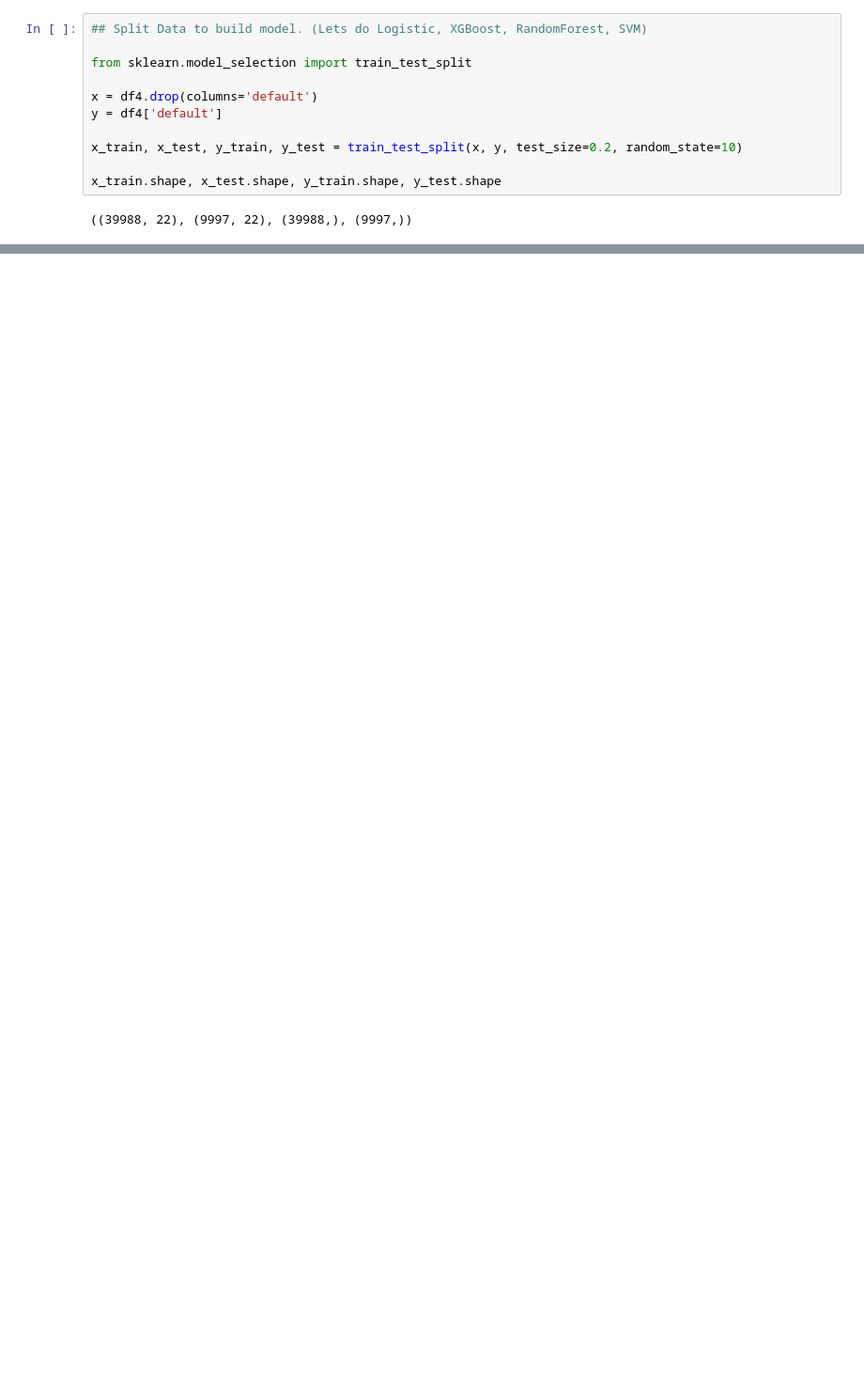
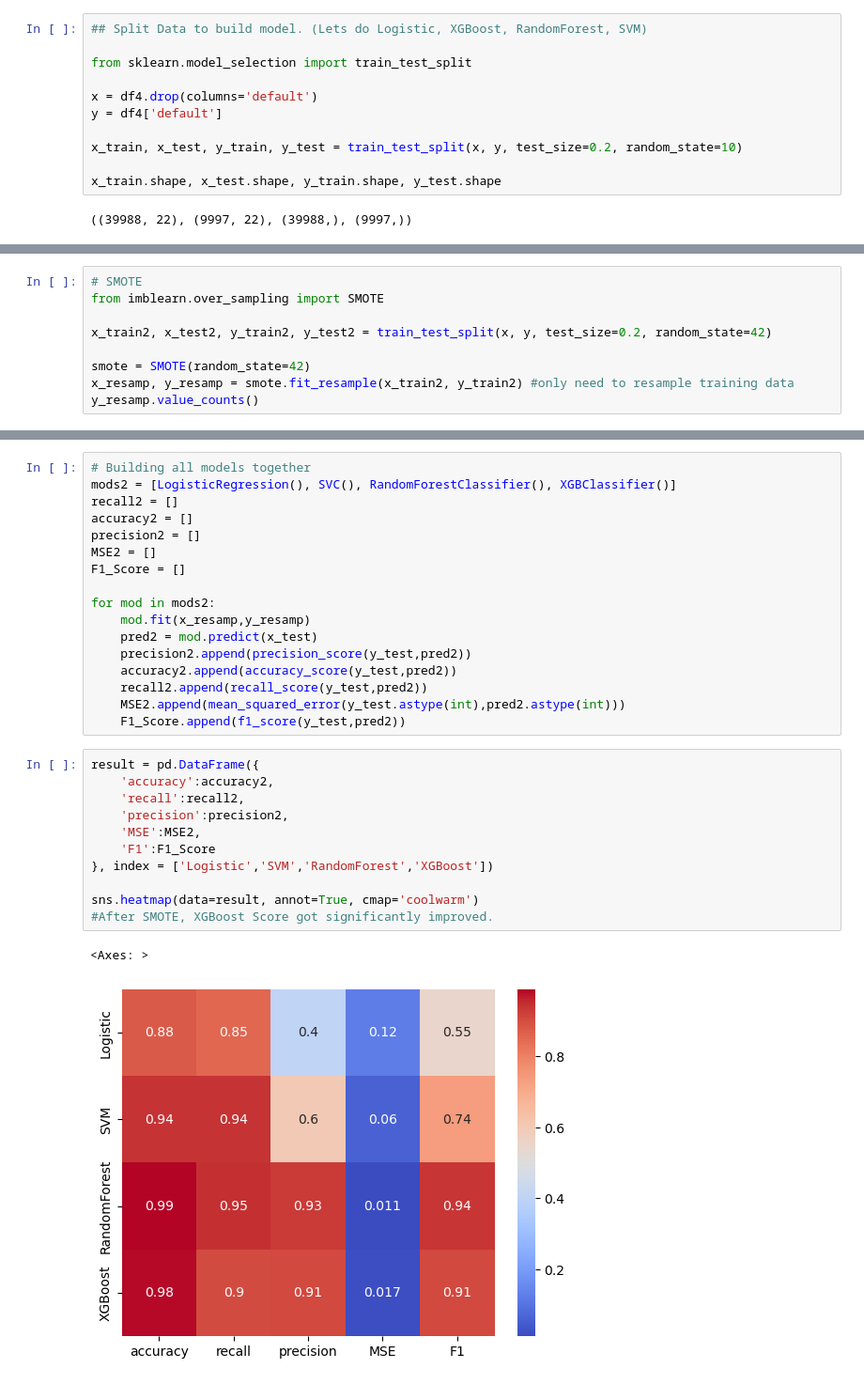
Before and after one commit to JY6299/CR_Modeling_2, a Jupyter notebook: CR_ML_Modeling.ipynb, the cells around one changed output, grey strips where cells are left out. Shown at 94% size. Cells and saved outputs as stored; diff of their text form; blank space fills up the shorter version.

```diff
--- a/CR_ML_Modeling.ipynb
+++ b/CR_ML_Modeling.ipynb
@@ -529,0 +536,9 @@ sns.heatmap(data=result, annot=True, cmap='coolwarm')
+# %%
+# SMOTE
+from imblearn.over_sampling import SMOTE
+
+x_train2, x_test2, y_train2, y_test2 = train_test_split(x, y, test_size=0.2, random_state=42)
+
+smote = SMOTE(random_state=42)
+x_resamp, y_resamp = smote.fit_resample(x_train2, y_train2) #only need to resample training data
+y_resamp.value_counts()
@@ -529,0 +550,31 @@ sns.heatmap(data=result, annot=True, cmap='coolwarm')
+# %%
+# Building all models together
+mods2 = [LogisticRegression(), SVC(), RandomForestClassifier(), XGBClassifier()]
+recall2 = []
+accuracy2 = []
+precision2 = []
+MSE2 = []
+F1_Score = []
+
+for mod in mods2:
+    mod.fit(x_resamp,y_resamp)
+    pred2 = mod.predict(x_test)
+    precision2.append(precision_score(y_test,pred2))
+    accuracy2.append(accuracy_score(y_test,pred2))
+    recall2.append(recall_score(y_test,pred2))
+    MSE2.append(mean_squared_error(y_test.astype(int),pred2.astype(int)))
+    F1_Score.append(f1_score(y_test,pred2))
+# %%
+result = pd.DataFrame({
+    'accuracy':accuracy2,
+    'recall':recall2,
+    'precision':precision2,
+    'MSE':MSE2,
+    'F1':F1_Score
+}, index = ['Logistic','SVM','RandomForest','XGBoost'])
+
+sns.heatmap(data=result, annot=True, cmap='coolwarm')
+#After SMOTE, XGBoost Score got significantly improved.
+# %% [output]
+<Axes: >
+[figure, added]
```
Also changed, not shown: parts of 14 cells of this notebook.
